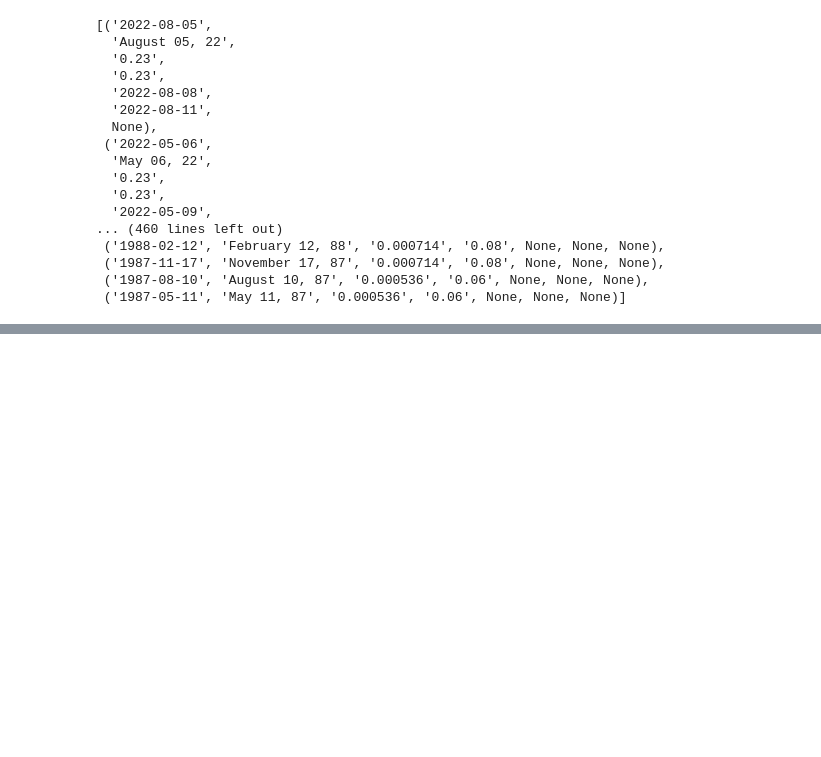
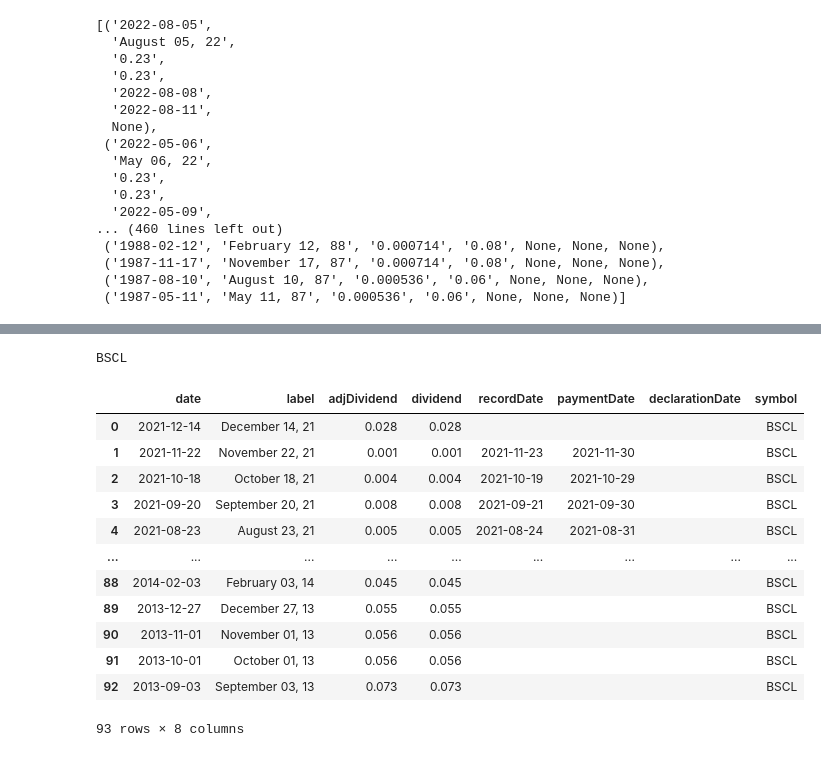
Before and after one commit to kittipong-tar/testDime, a Jupyter notebook: testNotebook.ipynb, the cells around one changed output, grey strips where cells are left out. Drawn from its saved outputs; the diff is of its cells as text; code cells hidden in the pictures; blank space fills up the shorter version.

```diff
--- a/testNotebook.ipynb
+++ b/testNotebook.ipynb
@@ -228,0 +313,10 @@ conn.close()
+# %%
+for index, item in enumerate(consolidate_list):
+    if consolidate_list[index] == {}:
+        consolidate_list.pop(index)
+# %%
+for index, item in enumerate(consolidate_list):
+    if consolidate_list[index] == {}:
+        print(consolidate_list[index])
+# %%
+test_list = consolidate_list[1]
@@ -228,0 +343,25 @@ conn.close()
+# %%
+historical = test_list["historical"]
+symbol_var = test_list["symbol"]
+print(symbol_var)
+# %% [output]
+BSCL
+# %%
+for item in historical:
+    item["symbol"] = symbol_var
+
+pd.DataFrame(historical)
+# %% [output]
+|  | date | label | adjDividend | dividend | recordDate | paymentDate | declarationDate | symbol |
+| 0 | 2021-12-14 | December 14, 21 | 0.028 | 0.028 |  |  |  | BSCL |
+| 1 | 2021-11-22 | November 22, 21 | 0.001 | 0.001 | 2021-11-23 | 2021-11-30 |  | BSCL |
+| 2 | 2021-10-18 | October 18, 21 | 0.004 | 0.004 | 2021-10-19 | 2021-10-29 |  | BSCL |
+| 3 | 2021-09-20 | September 20, 21 | 0.008 | 0.008 | 2021-09-21 | 2021-09-30 |  | BSCL |
+| 4 | 2021-08-23 | August 23, 21 | 0.005 | 0.005 | 2021-08-24 | 2021-08-31 |  | BSCL |
+| ... | ... | ... | ... | ... | ... | ... | ... | ... |
+| 88 | 2014-02-03 | February 03, 14 | 0.045 | 0.045 |  |  |  | BSCL |
+| 89 | 2013-12-27 | December 27, 13 | 0.055 | 0.055 |  |  |  | BSCL |
+| 90 | 2013-11-01 | November 01, 13 | 0.056 | 0.056 |  |  |  | BSCL |
+| 91 | 2013-10-01 | October 01, 13 | 0.056 | 0.056 |  |  |  | BSCL |
+| 92 | 2013-09-03 | September 03, 13 | 0.073 | 0.073 |  |  |  | BSCL |
+93 rows × 8 columns
```
Also changed, not shown: parts of 22 cells of this notebook, 3 other files.
